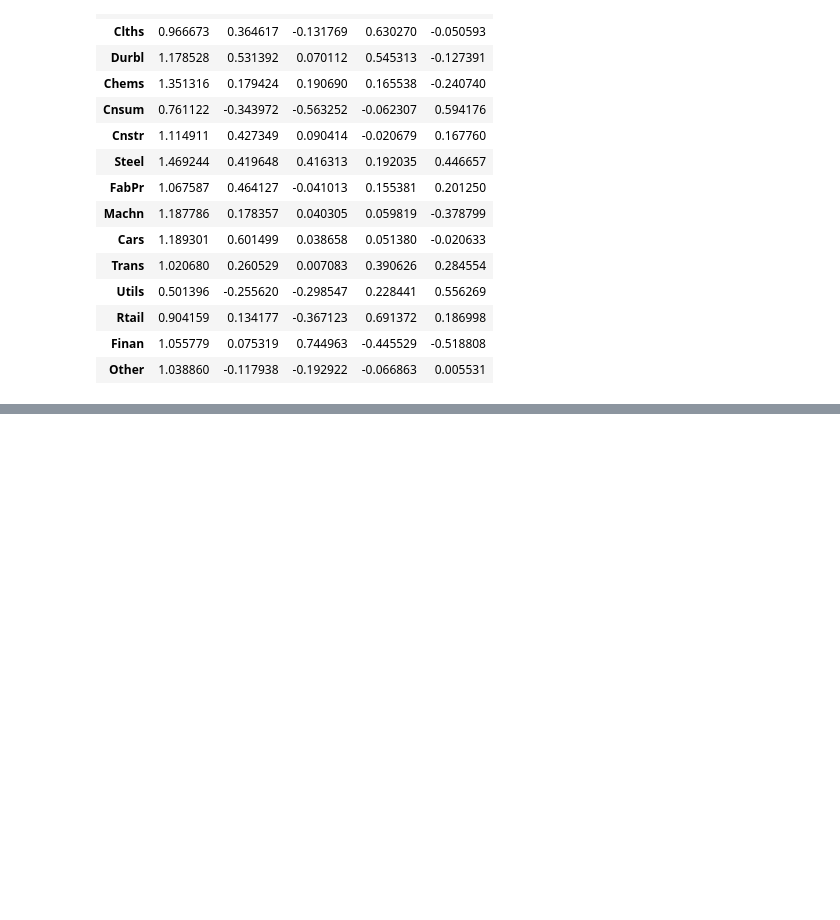
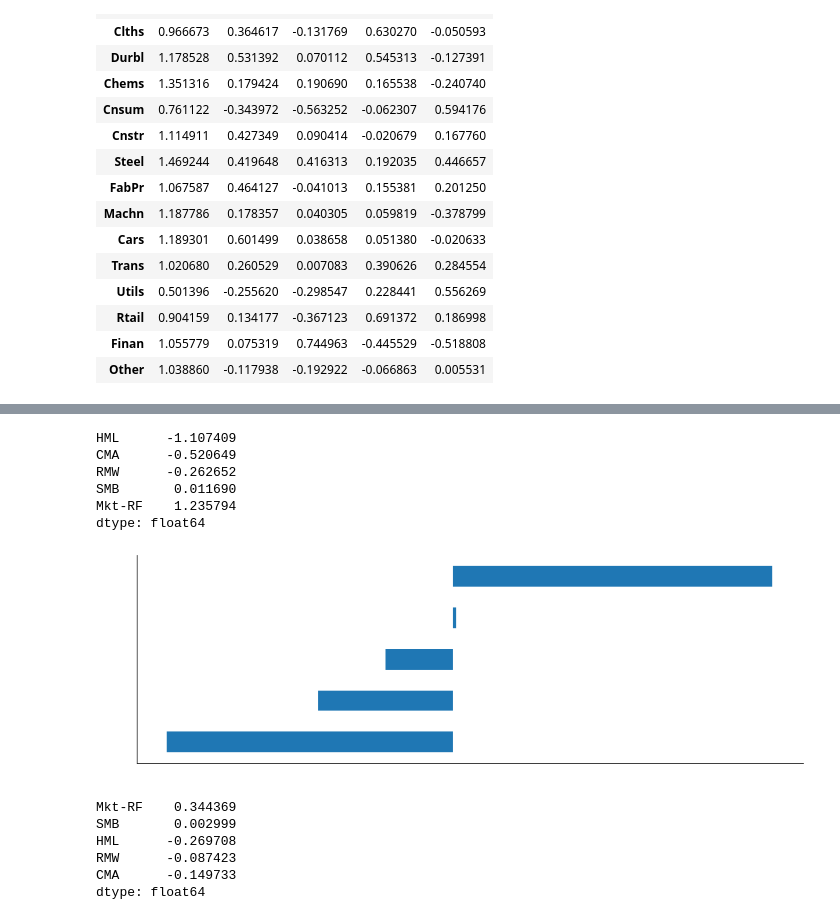
Before and after one commit to JeongSoYoun/qe, a Jupyter notebook: resource/machine_learning_for_algorithmic_trading_2nd_edition/part7_linear_model/linear_factor.ipynb, the cells around one changed output, grey strips where cells are left out. Cells and saved outputs as stored; diff of their text form; code cells hidden in the pictures; blank space fills up the shorter version.

```diff
--- a/resource/machine_learning_for_algorithmic_trading_2nd_edition/part7_linear_model/linear_factor.ipynb
+++ b/resource/machine_learning_for_algorithmic_trading_2nd_edition/part7_linear_model/linear_factor.ipynb
@@ -329,0 +345,3 @@ memory usage: 6.5 KB
+# %%
+for industry in ff_portfolio_data:
+    print(ff_portfolio_data.loc[ff_factor_data.index, industry])
@@ -372,0 +405,4 @@ betas
+# %%
+print(betas.index)
+for period in ff_portfolio_data.index:
+    print(ff_portfolio_data.loc[period, betas.index])
@@ -372,0 +427,19 @@ betas
+# %%
+
+# Risk Premia
+lambdas = []
+for period in ff_portfolio_data.index:
+
+    step2 = OLS(
+        endog=ff_portfolio_data.loc[period, betas.index],
+        exog=betas
+    ).fit()
+
+    lambdas.append(step2.params)
+# %%
+lambdas = pd.DataFrame(
+    lambdas,
+    index=ff_portfolio_data.index,
+    columns=betas.columns.tolist()
+)
+lambdas
@@ -372,0 +461,26 @@ betas
+# %%
+lambdas.mean().sort_values()
+# %% [output]
+HML      -1.107409
+CMA      -0.520649
+RMW      -0.262652
+SMB       0.011690
+Mkt-RF    1.235794
+dtype: float64
+# %%
+lambdas.mean().sort_values().plot.barh(figsize=(12, 4))
+sns.despine()
+plt.tick_params(colors='white', which='both')
+plt.tight_layout();
+# %% [output]
+[figure, added]
+# %%
+t = lambdas.mean().div(lambdas.std())
+t
+# %% [output]
+Mkt-RF    0.344369
+SMB       0.002999
+HML      -0.269708
+RMW      -0.087423
+CMA      -0.149733
+dtype: float64
```
Also changed, not shown: parts of 12 cells of this notebook.
